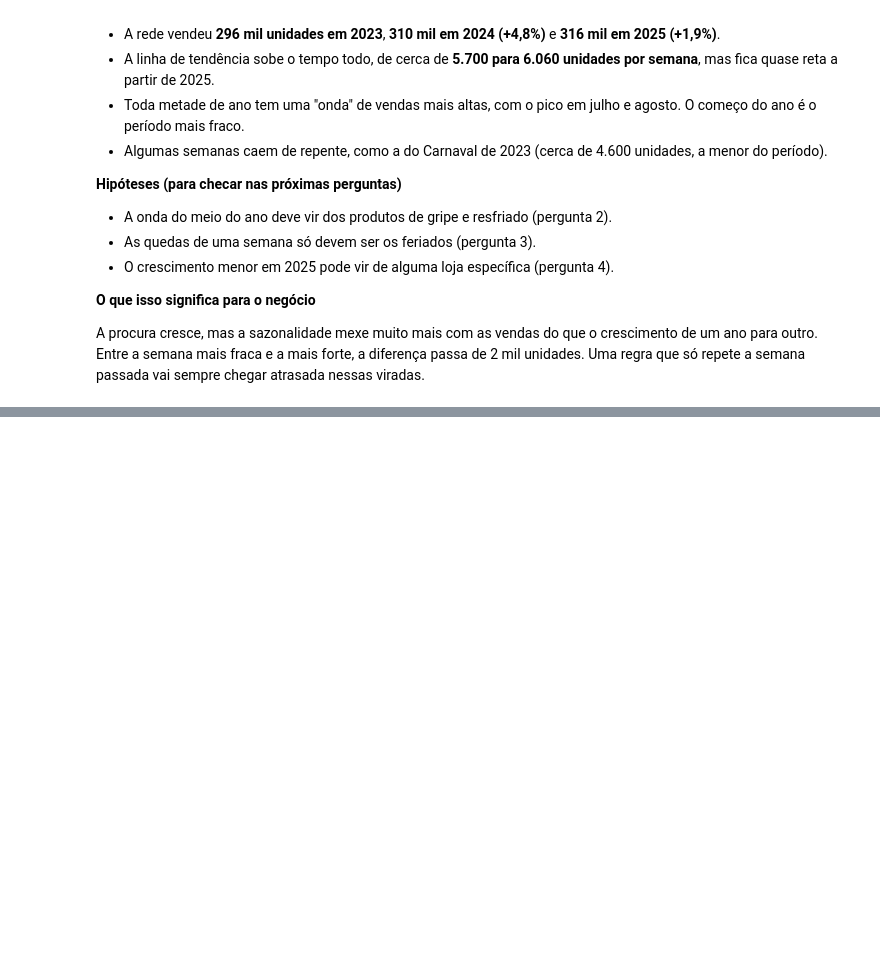
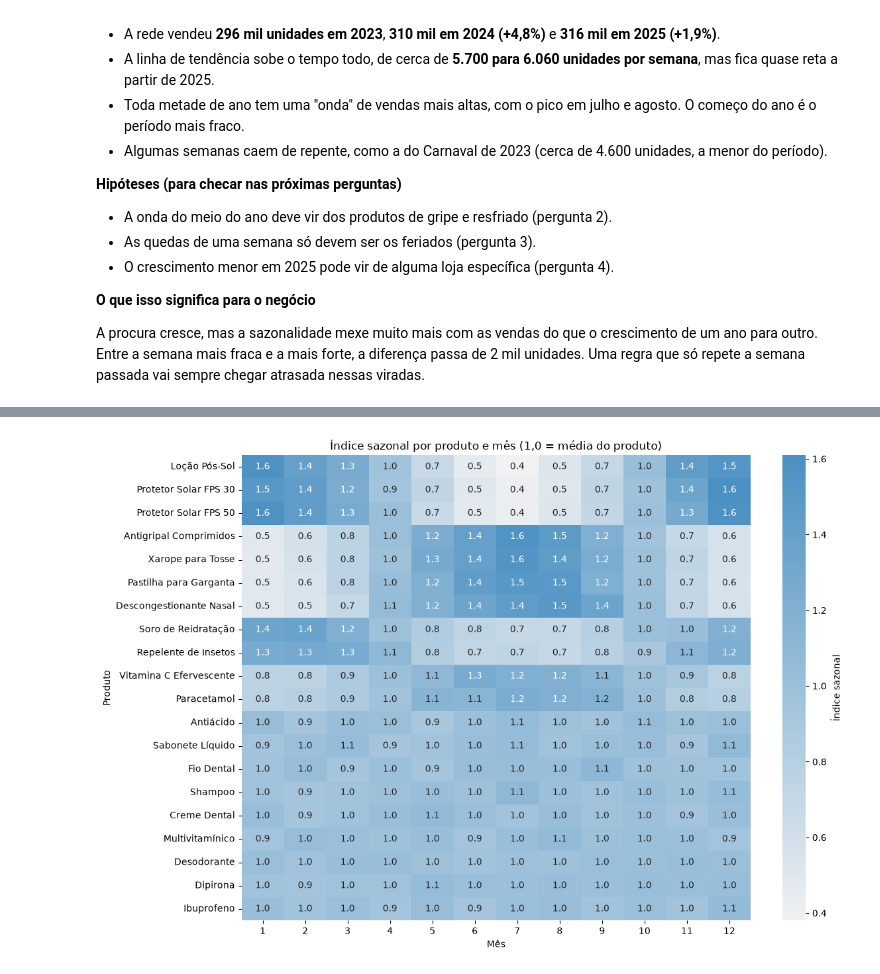
Before and after one commit to ricardo-paganini/pharmacy-demand-forecast, a Jupyter notebook: pharmacy_demand_forecast.ipynb, the cells around one changed output, grey strips where cells are left out. Saved outputs shown, nothing was run; the diff lists cells and outputs as text; code cells hidden in the pictures; blank space fills up the shorter version.

Commit message:
Add EDA question 2: seasonality by product

```diff
--- a/pharmacy_demand_forecast.ipynb
+++ b/pharmacy_demand_forecast.ipynb
@@ -409,0 +414,14 @@ A procura cresce, mas a sazonalidade mexe muito mais com as vendas do que o cres
+# %%
+season = sales_clean.merge(products[['product_id', 'product_name']], on='product_id')
+season['month'] = season['date'].dt.month
+
+monthly = season.groupby(['product_name', 'month'])['units_sold'].mean().unstack()
+seasonal_index = monthly.div(monthly.mean(axis=1), axis=0).round(2)
+
+summary = pd.DataFrame({
+    'peak_month': seasonal_index.idxmax(axis=1),
+    'low_month': seasonal_index.idxmin(axis=1),
+    'peak_vs_low': (seasonal_index.max(axis=1) / seasonal_index.min(axis=1)).round(1),
+}).sort_values('peak_vs_low', ascending=False)
+
+summary
@@ -409,0 +447,17 @@ A procura cresce, mas a sazonalidade mexe muito mais com as vendas do que o cres
+# %%
+fig, ax = plt.subplots(figsize=(12, 8))
+sns.heatmap(
+    seasonal_index.loc[summary.index],
+    cmap=sns.light_palette('#4a90c2', as_cmap=True),
+    annot=True,
+    fmt='.1f',
+    cbar_kws={'label': 'Índice sazonal'},
+    ax=ax,
+)
+ax.set_title('Índice sazonal por produto e mês (1,0 = média do produto)')
+ax.set_xlabel('Mês')
+ax.set_ylabel('Produto')
+plt.tight_layout()
+plt.show()
+# %% [output]
+[figure, added]
```
Also changed, not shown: parts of 3 cells of this notebook.
